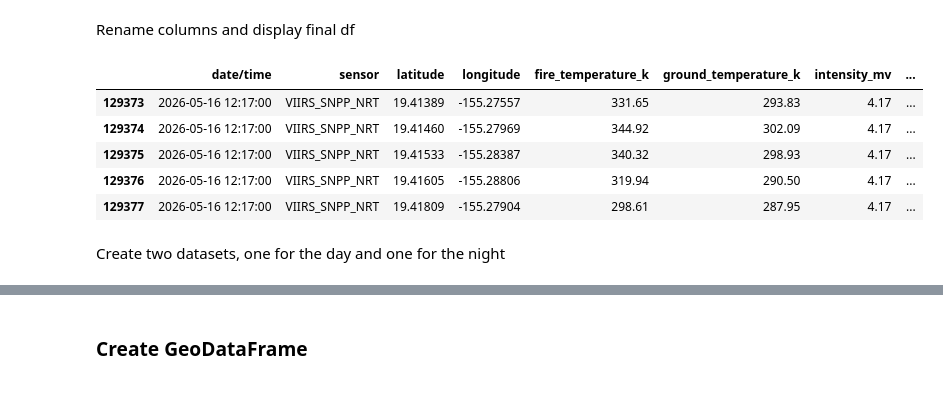
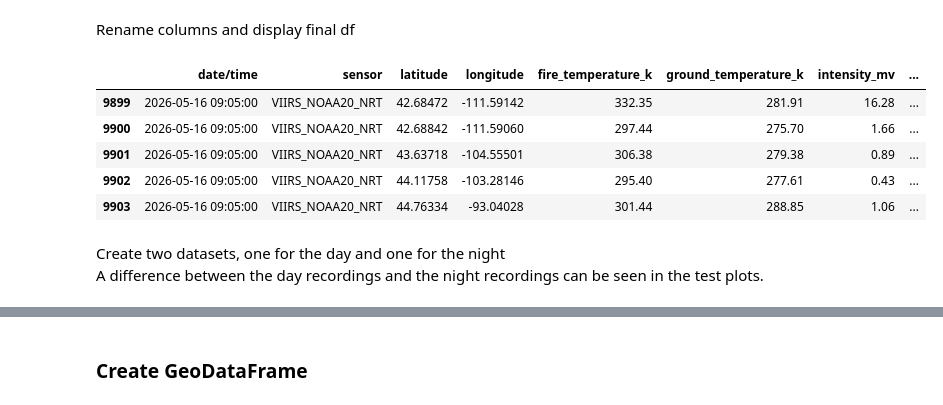
Before and after one commit to Goldmandli/Project_GEO876, a Jupyter notebook: notebooks/Project_Notebook.ipynb, the cells around one changed output, grey strips where cells are left out. Saved outputs shown, nothing was run; the diff lists cells and outputs as text; code cells hidden in the pictures.

```diff
--- a/notebooks/Project_Notebook.ipynb
+++ b/notebooks/Project_Notebook.ipynb
@@ -183,41 +172,42 @@ Rename columns and display final df
 # Select columns
 df_viirs_fin = df_viirs_24h[["acq_datetime",
                          "sensor_id",
                          "latitude",
                          "longitude",
                          "bright_ti4",
                          "bright_ti5",
                          "frp",
                          "confidence",
                          "daynight"]].copy()
 
 
 # Rename columns
 df_viirs_fin = df_viirs_fin.rename(columns={
     "acq_datetime": "date/time",
     "latitude": "latitude",
     "longitude": "longitude",
     "bright_ti4": "fire_temperature_k",
     "bright_ti5": "ground_temperature_k",
     "frp": "intensity_mv",
     "sensor_id": "sensor",
     "confidence": "confidence"
 })
 
 # Add column withfire_temperature in °C
 df_viirs_fin["fire_temperature_c"] = df_viirs_fin["fire_temperature_k"] - 273.15
 
 # Show final dataframe
-display(df_viirs_fin.tail())
+display(df_viirs_fin.head())
 # %% [output]
 |  | date/time | sensor | latitude | longitude | fire_temperature_k | ground_temperature_k | intensity_mv | ... |
-| 129373 | 2026-05-16 12:17:00 | VIIRS_SNPP_NRT | 19.41389 | -155.27557 | 331.65 | 293.83 | 4.17 | ... |
-| 129374 | 2026-05-16 12:17:00 | VIIRS_SNPP_NRT | 19.41460 | -155.27969 | 344.92 | 302.09 | 4.17 | ... |
-| 129375 | 2026-05-16 12:17:00 | VIIRS_SNPP_NRT | 19.41533 | -155.28387 | 340.32 | 298.93 | 4.17 | ... |
-| 129376 | 2026-05-16 12:17:00 | VIIRS_SNPP_NRT | 19.41605 | -155.28806 | 319.94 | 290.50 | 4.17 | ... |
-| 129377 | 2026-05-16 12:17:00 | VIIRS_SNPP_NRT | 19.41809 | -155.27904 | 298.61 | 287.95 | 4.17 | ... |
+| 9899 | 2026-05-16 09:05:00 | VIIRS_NOAA20_NRT | 42.68472 | -111.59142 | 332.35 | 281.91 | 16.28 | ... |
+| 9900 | 2026-05-16 09:05:00 | VIIRS_NOAA20_NRT | 42.68842 | -111.59060 | 297.44 | 275.70 | 1.66 | ... |
+| 9901 | 2026-05-16 09:05:00 | VIIRS_NOAA20_NRT | 43.63718 | -104.55501 | 306.38 | 279.38 | 0.89 | ... |
+| 9902 | 2026-05-16 09:05:00 | VIIRS_NOAA20_NRT | 44.11758 | -103.28146 | 295.40 | 277.61 | 0.43 | ... |
+| 9903 | 2026-05-16 09:05:00 | VIIRS_NOAA20_NRT | 44.76334 | -93.04028 | 301.44 | 288.85 | 1.06 | ... |
 # %% [markdown]
-Create two datasets, one for the day and one for the night
+Create two datasets, one for the day and one for the night\
+A difference between the day recordings and the night recordings can be seen in the test plots.
 # %%
 df_viirs_night = df_viirs_fin[(df_viirs_fin["daynight"] == "N")].copy()
 df_viirs_day = df_viirs_fin[(df_viirs_fin["daynight"] == "D")].copy()
```
Also changed, not shown: parts of 17 cells of this notebook.
